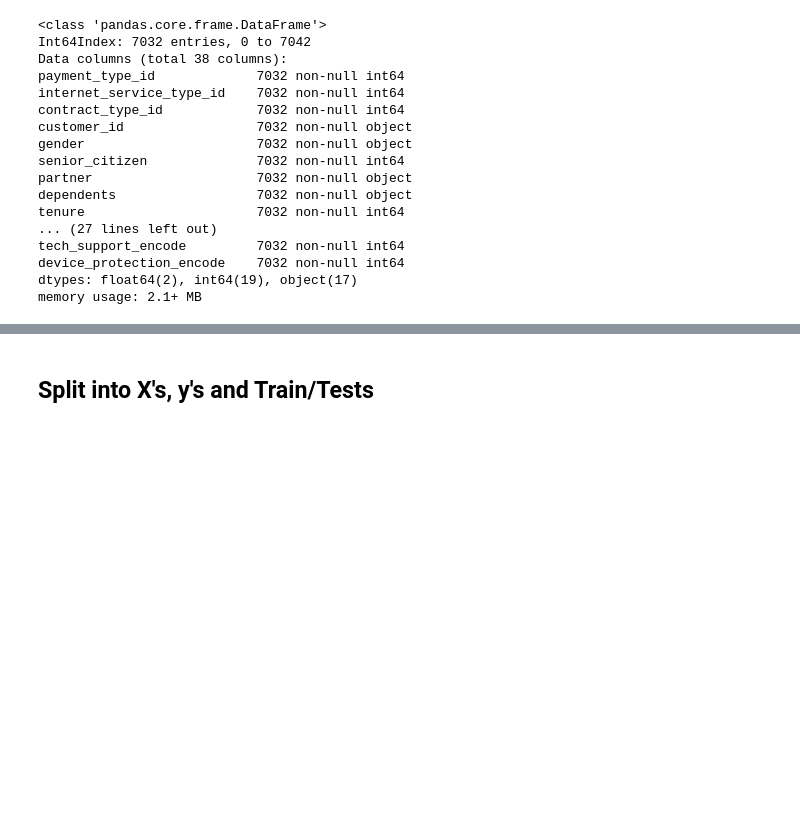
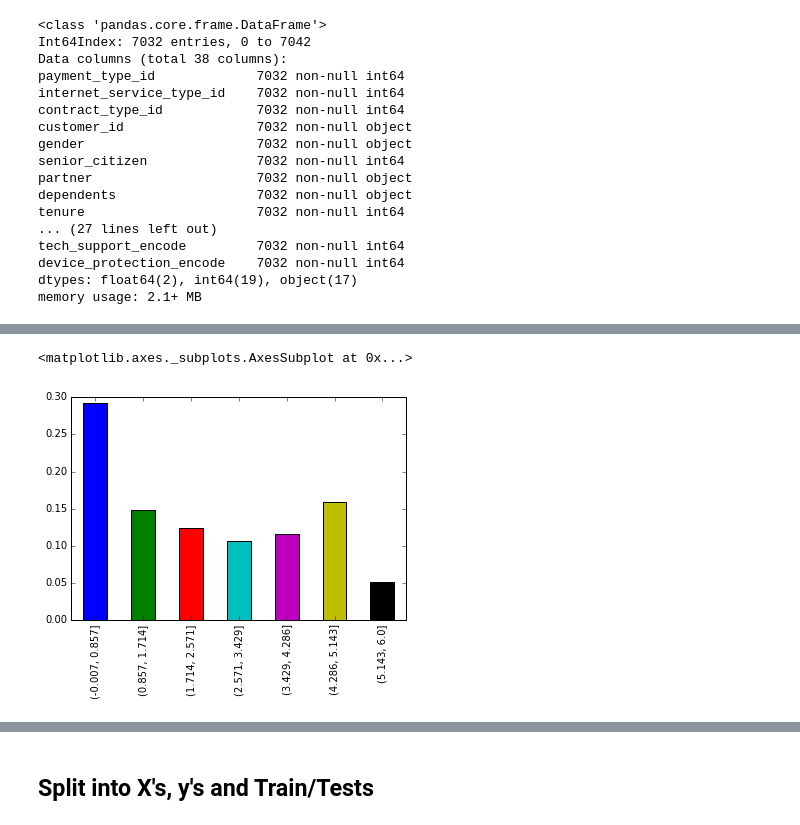
Before and after one commit to telco-norrick-chad/classification_proj_telco, a Jupyter notebook: chad_second.ipynb, the cells around one changed output, grey strips where cells are left out. Drawn from its saved outputs; the diff is of its cells as text; code cells hidden in the pictures; blank space fills up the shorter version.

```diff
--- a/chad_second.ipynb
+++ b/chad_second.ipynb
@@ -120,2 +147,7 @@ Name: total_charges, Length: 7032, dtype: float64
+# %%
+df_just_nums.tenure_yearly.value_counts(normalize=True, sort=False, bins=7).plot.bar()
+# %% [output]
+<matplotlib.axes._subplots.AxesSubplot at 0x...>
+[figure, added]
 # %%
 plt.figure(figsize=(20,10))
```
Also changed, not shown: parts of 32 cells of this notebook, 1 other file.
